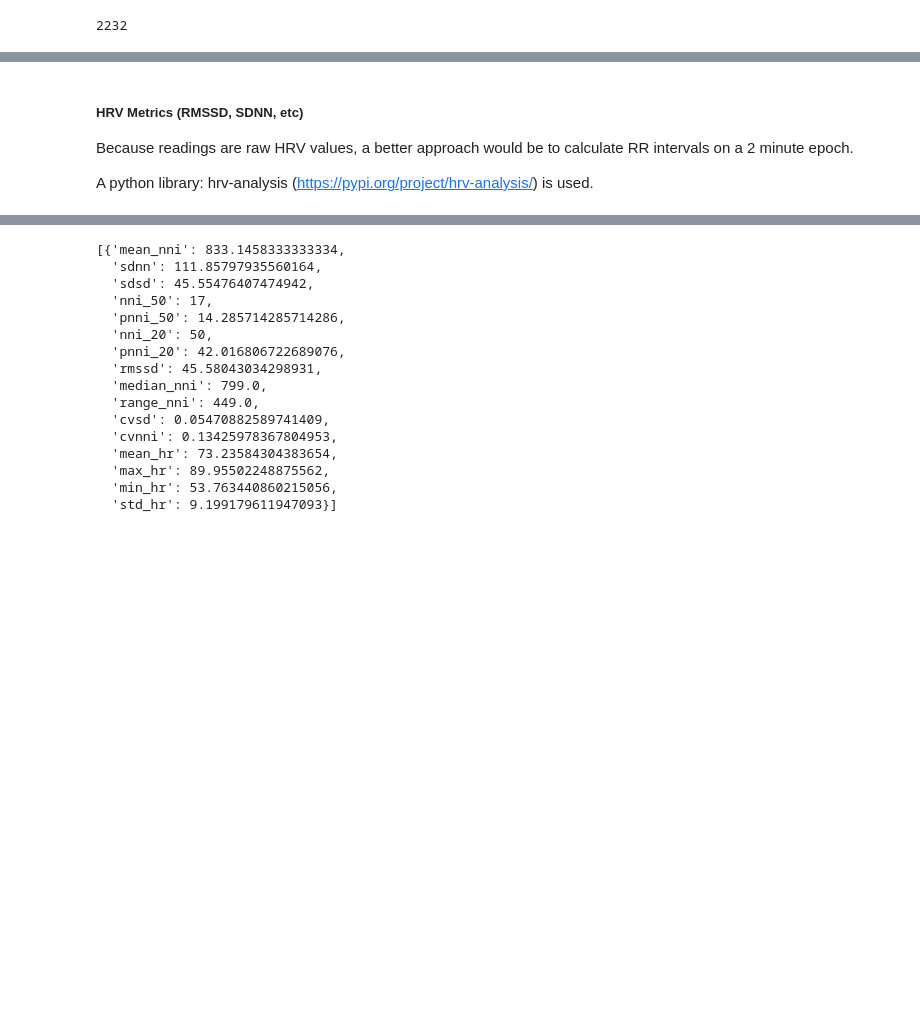
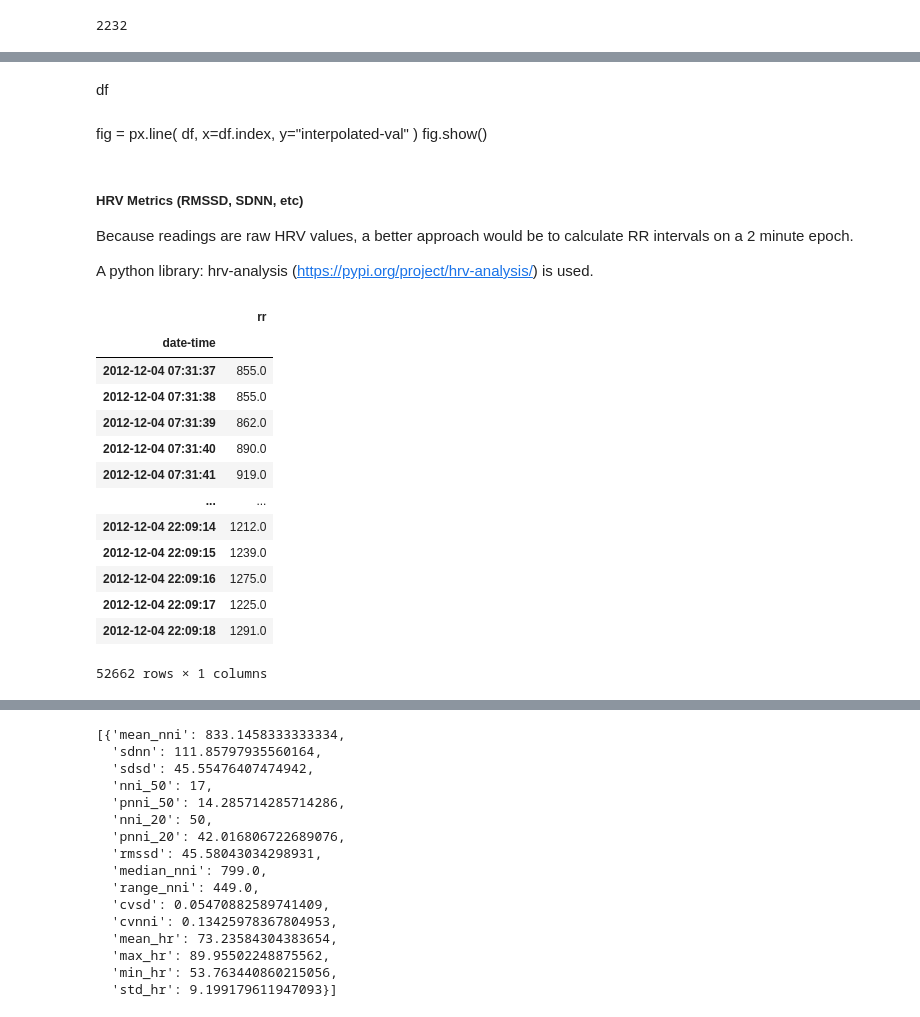
Before and after one commit to itsdarrenlee/BtechFYP, a Jupyter notebook: data/04-01-21/04-12-21-Analysis.ipynb, the cells around one changed output, grey strips where cells are left out. Saved outputs shown, nothing was run; the diff lists cells and outputs as text; code cells hidden in the pictures; blank space fills up the shorter version.

```diff
--- a/data/04-01-21/04-12-21-Analysis.ipynb
+++ b/data/04-01-21/04-12-21-Analysis.ipynb
@@ -105,3 +134,12 @@ fig.show()
+# %% [markdown]
+df
+# %% [markdown]
+fig = px.line(
+    df,
+    x=df.index,
+    y="interpolated-val"
+)
+fig.show()
 # %% [markdown]
 ##### HRV Metrics (RMSSD, SDNN, etc)
 Because readings are raw HRV values, a better approach would be to calculate RR intervals on a 2 minute epoch.
@@ -111,0 +160,17 @@ from hrvanalysis import get_time_domain_features
+# %%
+df
+# %% [output]
+|  | rr |
+| date-time |  |
+| 2012-12-04 07:31:37 | 855.0 |
+| 2012-12-04 07:31:38 | 855.0 |
+| 2012-12-04 07:31:39 | 862.0 |
+| 2012-12-04 07:31:40 | 890.0 |
+| 2012-12-04 07:31:41 | 919.0 |
+| ... | ... |
+| 2012-12-04 22:09:14 | 1212.0 |
+| 2012-12-04 22:09:15 | 1239.0 |
+| 2012-12-04 22:09:16 | 1275.0 |
+| 2012-12-04 22:09:17 | 1225.0 |
+| 2012-12-04 22:09:18 | 1291.0 |
+52662 rows × 1 columns
```
Also changed, not shown: parts of 14 cells of this notebook.
